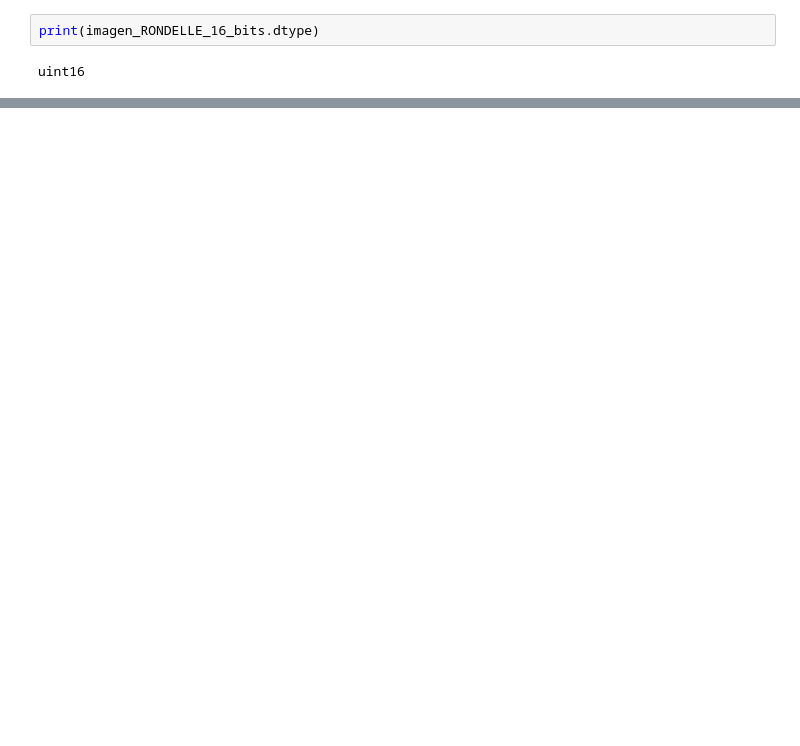
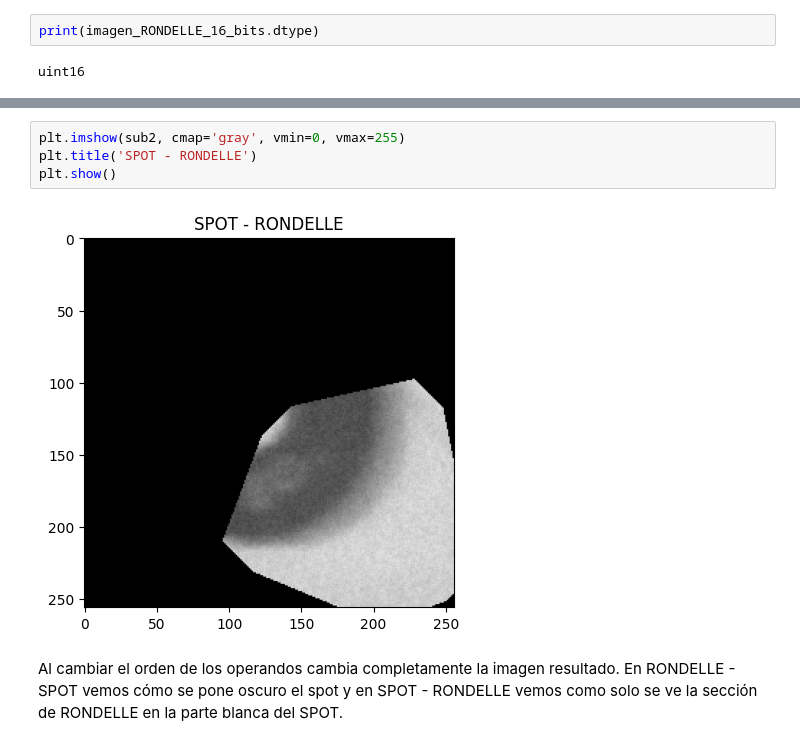
Before and after one commit to santichica/tallleres-cv, a Jupyter notebook: operaciones_aritmeticas.ipynb, the cells around one changed output, grey strips where cells are left out. Drawn from its saved outputs; the diff is of its cells as text; blank space fills up the shorter version.

```diff
--- a/operaciones_aritmeticas.ipynb
+++ b/operaciones_aritmeticas.ipynb
@@ -55,0 +137,8 @@ plt.show()
+# %%
+plt.imshow(sub2, cmap='gray', vmin=0, vmax=255)
+plt.title('SPOT - RONDELLE')
+plt.show()
+# %% [output]
+[figure, added]
+# %% [markdown]
+Al cambiar el orden de los operandos cambia completamente la imagen resultado. En RONDELLE - SPOT vemos cómo se pone oscuro el spot y en SPOT - RONDELLE vemos como solo se ve la sección de RONDELLE en la parte blanca del SPOT.
```
Also changed, not shown: parts of 16 cells of this notebook, 4 other files.
